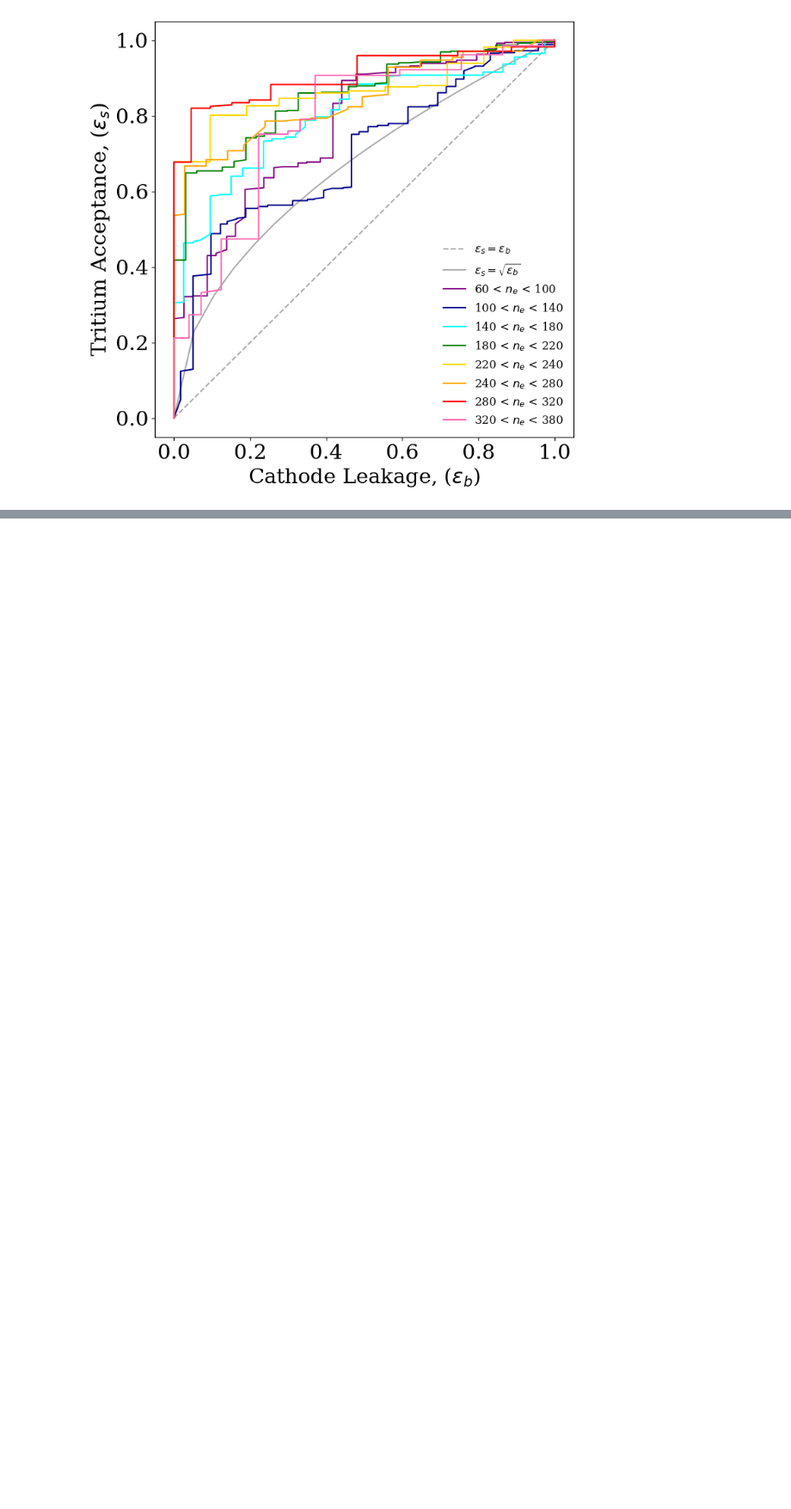
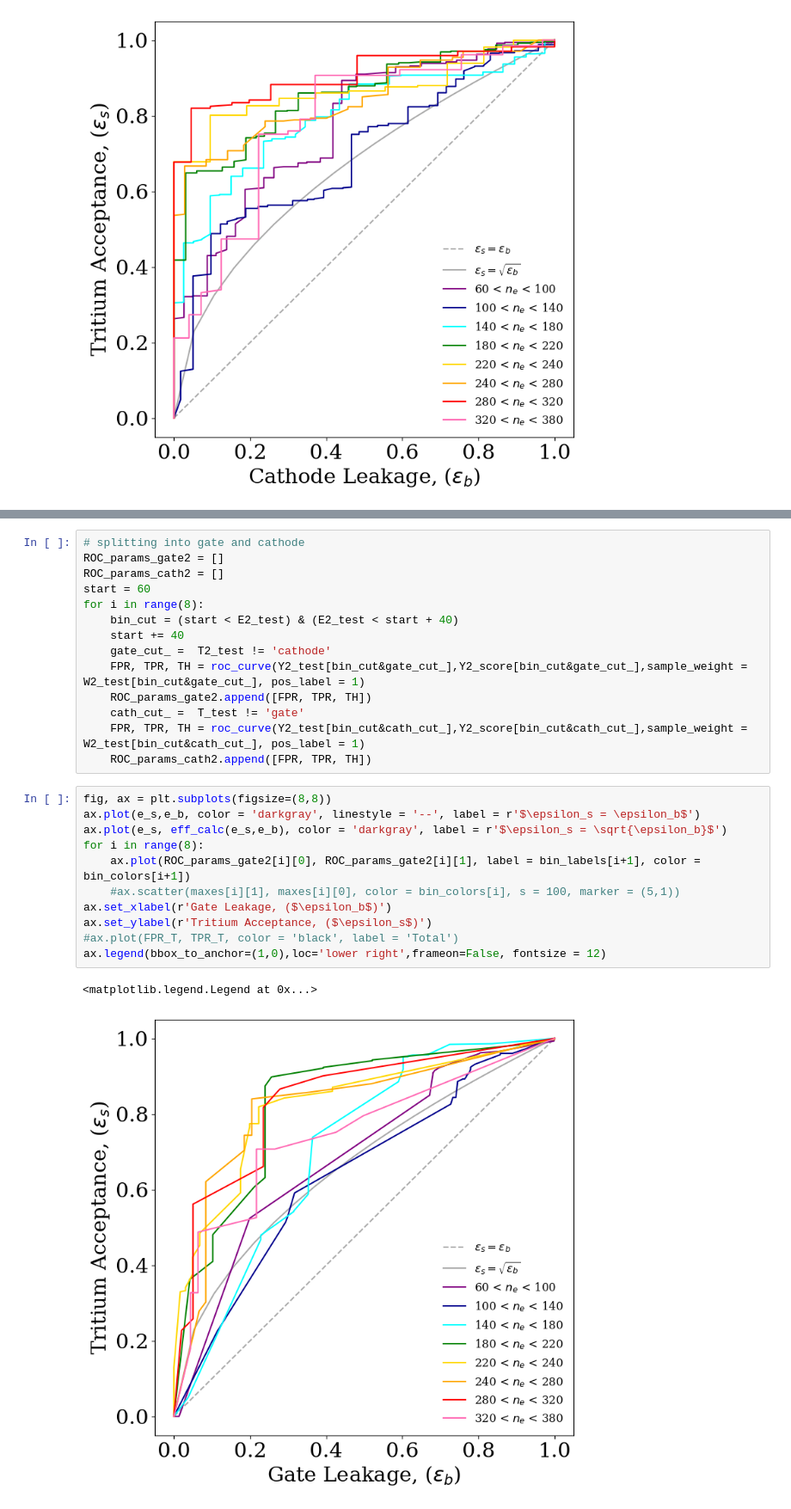
Before and after one commit to lizziewitt/MSci_Project, a Jupyter notebook: 02_machine_learning_testing.ipynb, the cells around one changed output, grey strips where cells are left out. Shown at 86% size. Drawn from its saved outputs; the diff is of its cells as text; blank space fills up the shorter version.

```diff
--- a/02_machine_learning_testing.ipynb
+++ b/02_machine_learning_testing.ipynb
@@ -398,0 +464,28 @@ ax.legend(bbox_to_anchor=(1,0),loc='lower right',frameon=False, fontsize = 12)
+# %%
+# splitting into gate and cathode
+ROC_params_gate2 = []
+ROC_params_cath2 = []
+start = 60
+for i in range(8):
+    bin_cut = (start < E2_test) & (E2_test < start + 40)
+    start += 40
+    gate_cut_ =  T2_test != 'cathode'
+    FPR, TPR, TH = roc_curve(Y2_test[bin_cut&gate_cut_],Y2_score[bin_cut&gate_cut_],sample_weight = W2_test[bin_cut&gate_cut_], pos_label = 1)
+    ROC_params_gate2.append([FPR, TPR, TH])
+    cath_cut_ =  T_test != 'gate'
+    FPR, TPR, TH = roc_curve(Y2_test[bin_cut&cath_cut_],Y2_score[bin_cut&cath_cut_],sample_weight = W2_test[bin_cut&cath_cut_], pos_label = 1)
+    ROC_params_cath2.append([FPR, TPR, TH])
+# %%
+fig, ax = plt.subplots(figsize=(8,8))
+ax.plot(e_s,e_b, color = 'darkgray', linestyle = '--', label = r'$\epsilon_s = \epsilon_b$')
+ax.plot(e_s, eff_calc(e_s,e_b), color = 'darkgray', label = r'$\epsilon_s = \sqrt{\epsilon_b}$')
+for i in range(8):
+    ax.plot(ROC_params_gate2[i][0], ROC_params_gate2[i][1], label = bin_labels[i+1], color = bin_colors[i+1])
+    #ax.scatter(maxes[i][1], maxes[i][0], color = bin_colors[i], s = 100, marker = (5,1))
+ax.set_xlabel(r'Gate Leakage, ($\epsilon_b$)')
+ax.set_ylabel(r'Tritium Acceptance, ($\epsilon_s$)')
+#ax.plot(FPR_T, TPR_T, color = 'black', label = 'Total')
+ax.legend(bbox_to_anchor=(1,0),loc='lower right',frameon=False, fontsize = 12)
+# %% [output]
+<matplotlib.legend.Legend at 0x...>
+[figure, added]
```
Also changed, not shown: parts of 10 cells of this notebook.
